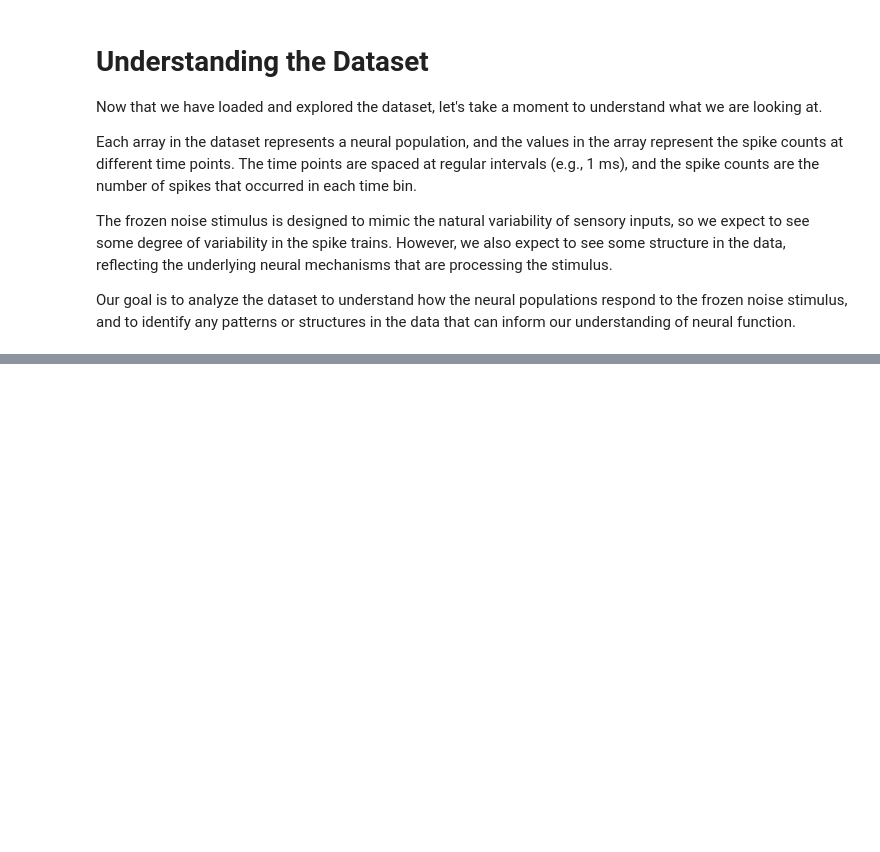
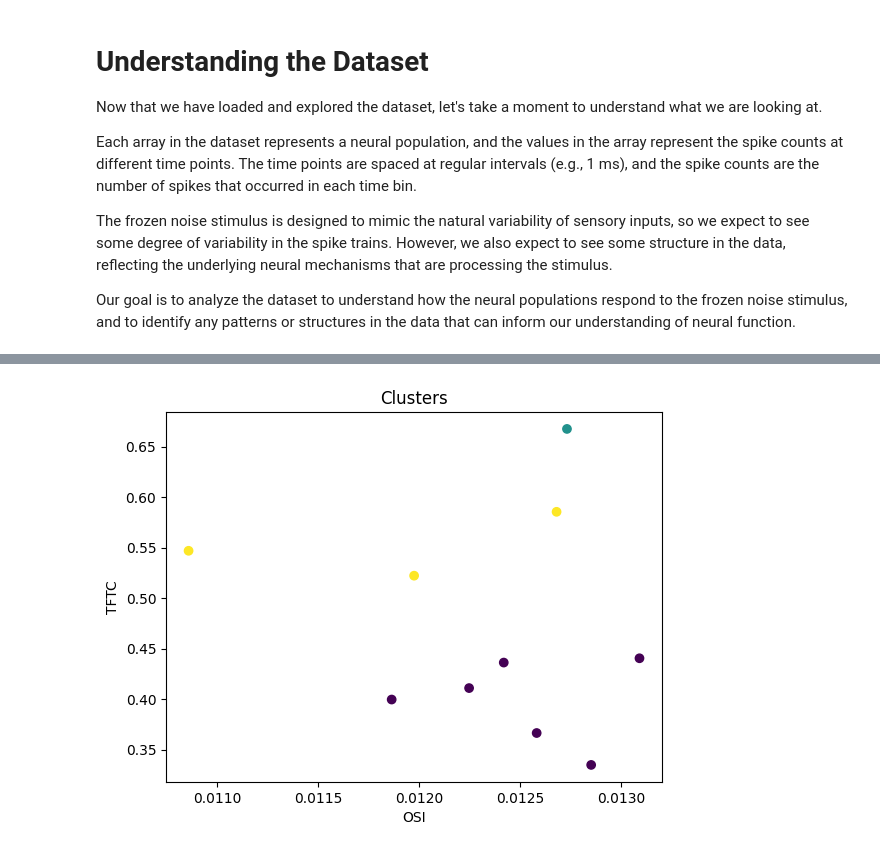
Before and after one commit to kaissaradi/Retinal-Circuits, a Jupyter notebook: RawData.ipynb, the cells around one changed output, grey strips where cells are left out. Cells and saved outputs as stored; diff of their text form; code cells hidden in the pictures; blank space fills up the shorter version.

```diff
--- a/RawData.ipynb
+++ b/RawData.ipynb
@@ -209,0 +284,25 @@ Our goal is to analyze the dataset to understand how the neural populations resp
+# %%
+import numpy as np
+import matplotlib.pyplot as plt
+from sklearn.cluster import KMeans
+
+# Calculate OSI and TFTC for each unit
+osi = np.zeros(num_units)
+tftc = np.zeros((num_units, num_temporal_frequencies))
+for i in range(num_units):
+    osi[i] = np.max(sinogram[i, :, :]) / np.sum(sinogram[i, :, :])
+    for j in range(num_temporal_frequencies):
+        tftc[i, j] = np.mean(sinogram[i, :, j])
+
+# Perform k-means clustering on OSI and TFTC values
+kmeans = KMeans(n_clusters=3)
+kmeans.fit(np.column_stack((osi, tftc[:, 0])))  # Use the first column of tftc for clustering
+
+# Plot the clusters
+plt.scatter(osi, tftc[:, 0], c=kmeans.labels_)
+plt.xlabel('OSI')
+plt.ylabel('TFTC')
+plt.title('Clusters')
+plt.show()
+# %% [output]
+[figure, added]
```
Also changed, not shown: parts of 5 cells of this notebook, 8 other files.
